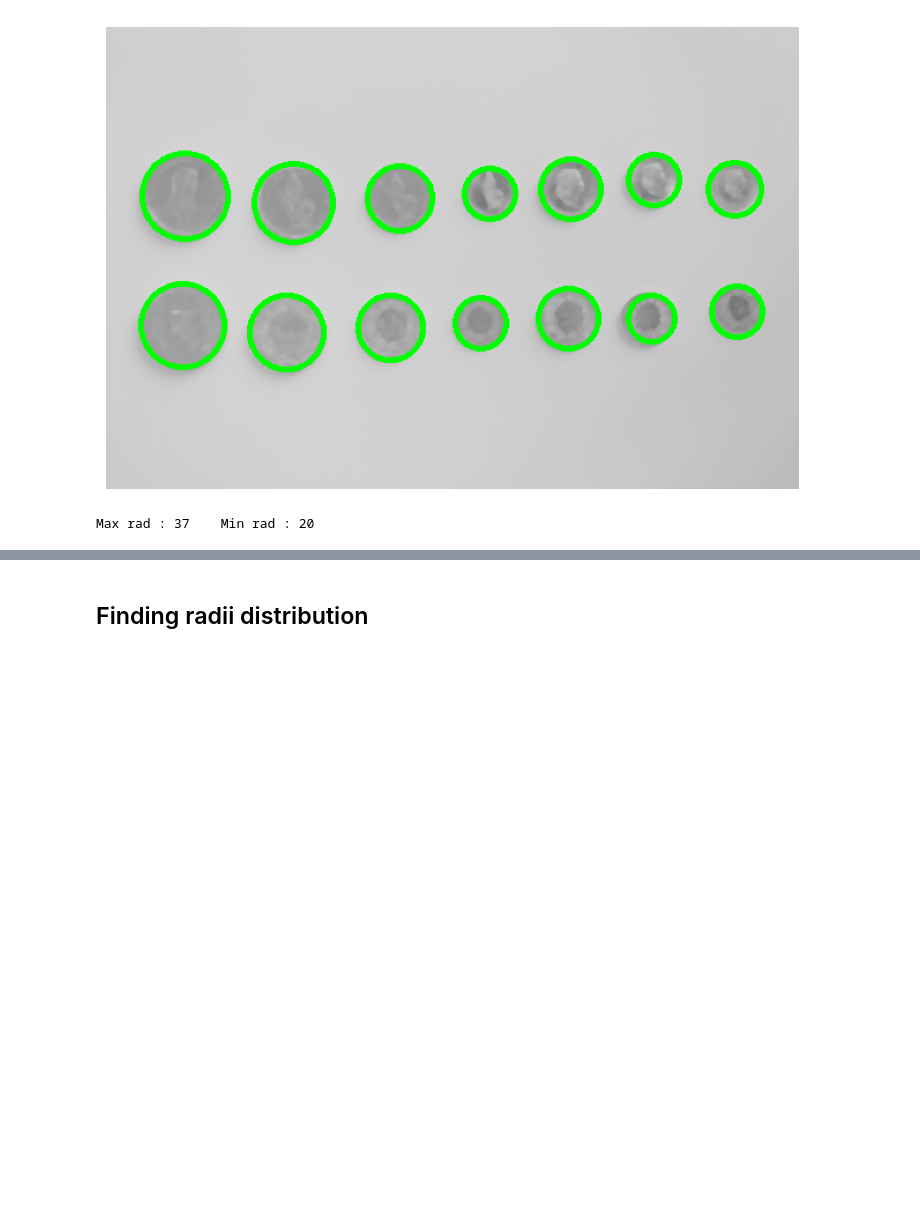
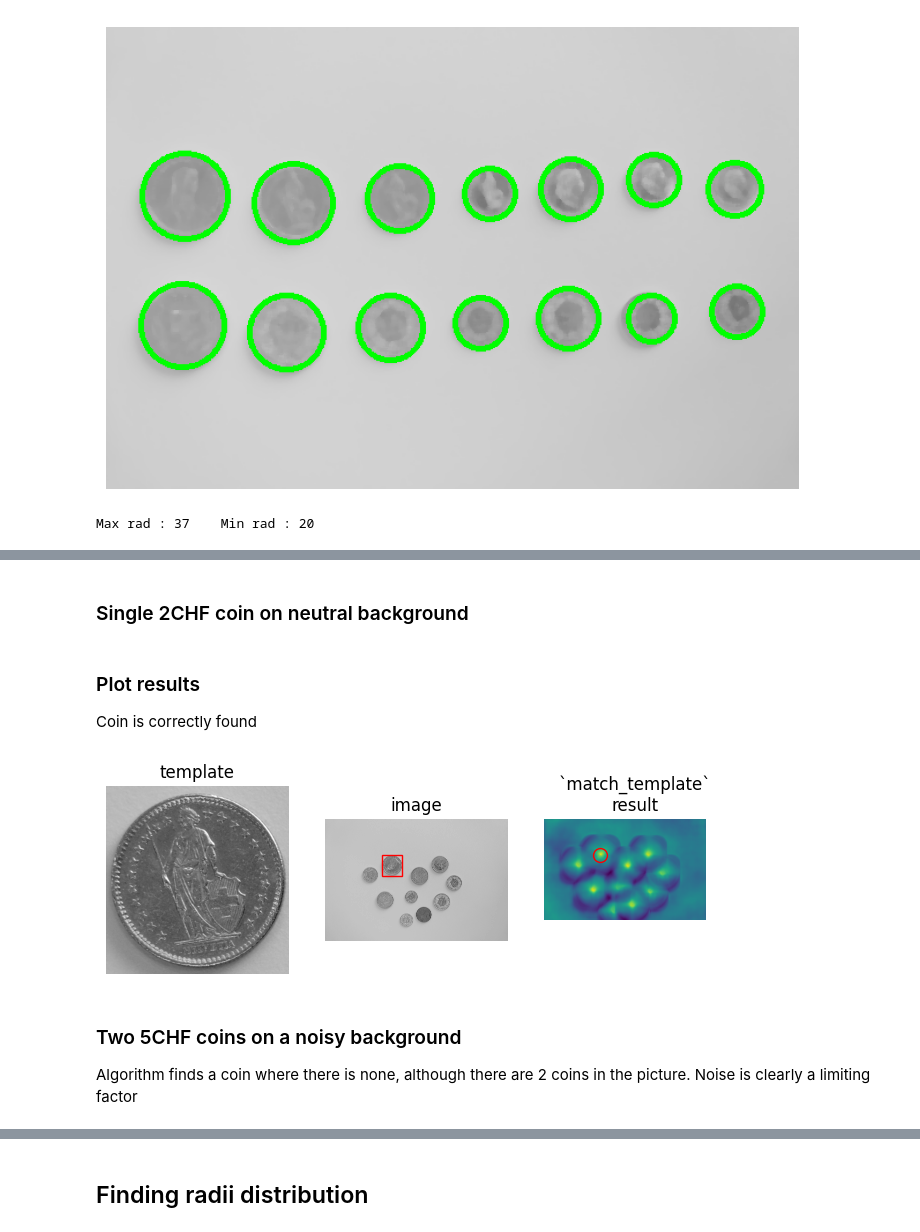
Before and after one commit to jankokla/epfl_image_analysis, a Jupyter notebook: project/report.ipynb, the cells around one changed output, grey strips where cells are left out. Cells and saved outputs as stored; diff of their text form; code cells hidden in the pictures; blank space fills up the shorter version.

Commit message:
Add several tests for alternative segmentation methods

```diff
--- a/project/report.ipynb
+++ b/project/report.ipynb
@@ -88,0 +205,59 @@ Max rad : 37    Min rad : 20
+# %%
+from skimage.feature import match_template
+
+# Open template imgs
+template_path = 'template'
+# %% [markdown]
+### Single 2CHF coin on neutral background
+# %%
+# 2CHF template on Heads
+template_filename = 'CHF_2_H.JPG'
+
+# Test files
+img_filenames = 'L0000001.JPG'
+
+img = cv.imread(os.path.join(test_path, img_filenames), cv.IMREAD_GRAYSCALE)
+template = cv.imread(os.path.join(template_path, template_filename), cv.IMREAD_GRAYSCALE)
+#img_resized = resize_image(img, 10)
+
+# Matching
+result = match_template(img, template)
+# %% [markdown]
+### Plot results
+
+Coin is correctly found
+# %%
+ij = np.unravel_index(np.argmax(result), result.shape)
+x, y = ij[::-1]
+
+fig = plt.figure(figsize=(8, 3))
+ax1 = plt.subplot(1, 3, 1)
+ax2 = plt.subplot(1, 3, 2)
+ax3 = plt.subplot(1, 3, 3, sharex=ax2, sharey=ax2)
+
+ax1.imshow(template, cmap=plt.cm.gray)
+ax1.set_axis_off()
+ax1.set_title('template')
+
+ax2.imshow(img, cmap=plt.cm.gray)
+ax2.set_axis_off()
+ax2.set_title('image')
+# highlight matched region
+hcoin, wcoin = template.shape
+rect = plt.Rectangle((x, y), wcoin, hcoin, edgecolor='r', facecolor='none')
+ax2.add_patch(rect)
+
+ax3.imshow(result)
+ax3.set_axis_off()
+ax3.set_title('`match_template`\nresult')
+# highlight matched region
+ax3.autoscale(False)
+ax3.plot(x, y, 'o', markeredgecolor='r', markerfacecolor='none', markersize=10)
+
+plt.show()
+# %% [output]
+[figure, added]
+# %% [markdown]
+### Two 5CHF coins on a noisy background
+
+Algorithm finds a coin where there is none, although there are 2 coins in the picture. Noise is clearly a limiting factor
```
Also changed, not shown: parts of 19 cells of this notebook.
